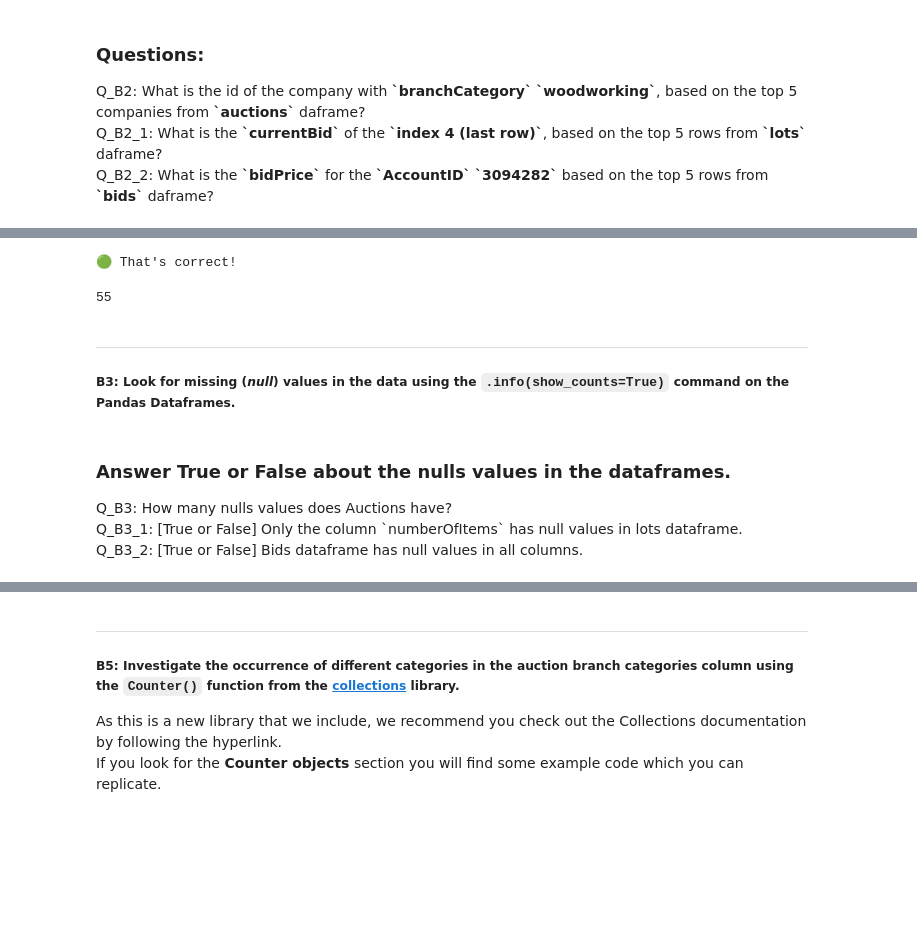
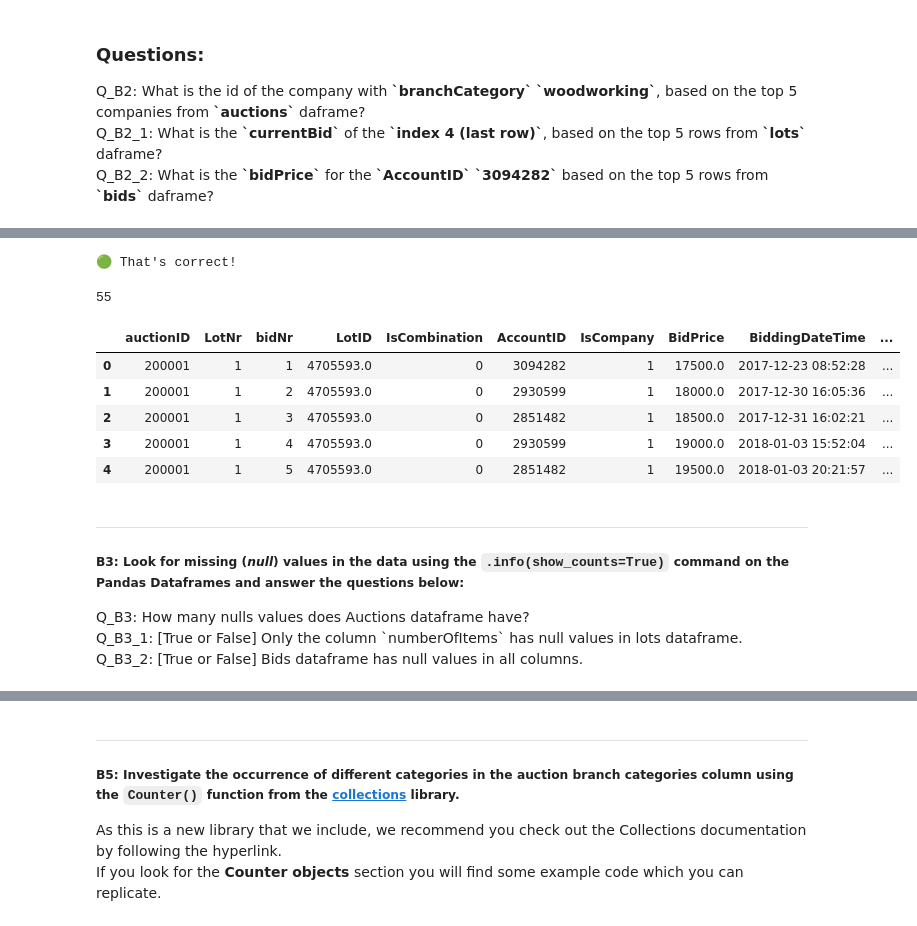
Before and after one commit to DatacationOrg/datacademy-v2, a Jupyter notebook: M10_FINAL/src/Main.ipynb, the cells around one changed output, grey strips where cells are left out. Drawn from its saved outputs; the diff is of its cells as text; code cells hidden in the pictures; blank space fills up the shorter version.

```diff
--- a/M10_FINAL/src/Main.ipynb
+++ b/M10_FINAL/src/Main.ipynb
@@ -146,7 +139,7 @@ module = Module10()
 # %%
-auctions = pd.read_csv(dataLinks['auctions'])
-# lots = pd.read_csv(dataLinks['lots'])
-# bids = pd.read_csv(dataLinks['bids'])
+auctions = pd.read_parquet(dataPath+"/auctions.parquet")
+lots = pd.read_parquet(dataPath+"/lots.parquet")
+bids = pd.read_parquet(dataPath+"/bids.parquet")
 # %% [markdown]
 <hr>
 <h5>B2. Print the first records of the dataframes to gain initial insight using he <code>.head()</code> command on the Pandas Dataframes and anwser the questions below. </h5>
@@ -182,23 +183,28 @@ module.check("B2_1", Q_B2_1)
 # %%
 #TODO: Print and investigate the first x rows of the bids dataframe.
 
-# Code here
 
 Q_B2_2 = 17500.0
 
 module.check("B2_1", Q_B2_1)
+
+bids.head()
 # %% [output]
 🟢 That's correct!
 55
+|  | auctionID | LotNr | bidNr | LotID | IsCombination | AccountID | IsCompany | BidPrice | BiddingDateTime | ... |
+| 0 | 200001 | 1 | 1 | 4705593.0 | 0 | 3094282 | 1 | 17500.0 | 2017-12-23 08:52:28 | ... |
+| 1 | 200001 | 1 | 2 | 4705593.0 | 0 | 2930599 | 1 | 18000.0 | 2017-12-30 16:05:36 | ... |
+| 2 | 200001 | 1 | 3 | 4705593.0 | 0 | 2851482 | 1 | 18500.0 | 2017-12-31 16:02:21 | ... |
+| 3 | 200001 | 1 | 4 | 4705593.0 | 0 | 2930599 | 1 | 19000.0 | 2018-01-03 15:52:04 | ... |
+| 4 | 200001 | 1 | 5 | 4705593.0 | 0 | 2851482 | 1 | 19500.0 | 2018-01-03 20:21:57 | ... |
 # %% [markdown]
 <hr>
-<h5>B3: Look for missing (<i>null</i>) values in the data using the <code>.info(show_counts=True)</code> command on the Pandas Dataframes.</h5>
+<h5>B3: Look for missing (<i>null</i>) values in the data using the <code>.info(show_counts=True)</code> command on the Pandas Dataframes and answer the questions below:</h5>
+<p>
+  Q_B3:   How many nulls values does Auctions dataframe have?<br>
+Q_B3_1:   [True or False] Only the column `numberOfItems` has null values in lots dataframe. <br>
+Q_B3_2:   [True or False] Bids dataframe has null values in all columns.<br>
+</p>
-# %% [markdown]
-<h3>Answer True or False about the nulls values in the dataframes.</h3>
-<p>
-  Q_B3:   How many nulls values does Auctions have?<br>
-Q_B3_1:   [True or False] Only the column `numberOfItems` has null values in lots dataframe. <br>
-Q_B3_2:   [True or False] Bids dataframe has null values in all columns.<br>
-</p>
 # %%
 #TODO: Print and investigate the Pandas Dataframe information of the auction data, especially the null_counts.
```
Also changed, not shown: parts of 14 cells of this notebook.
